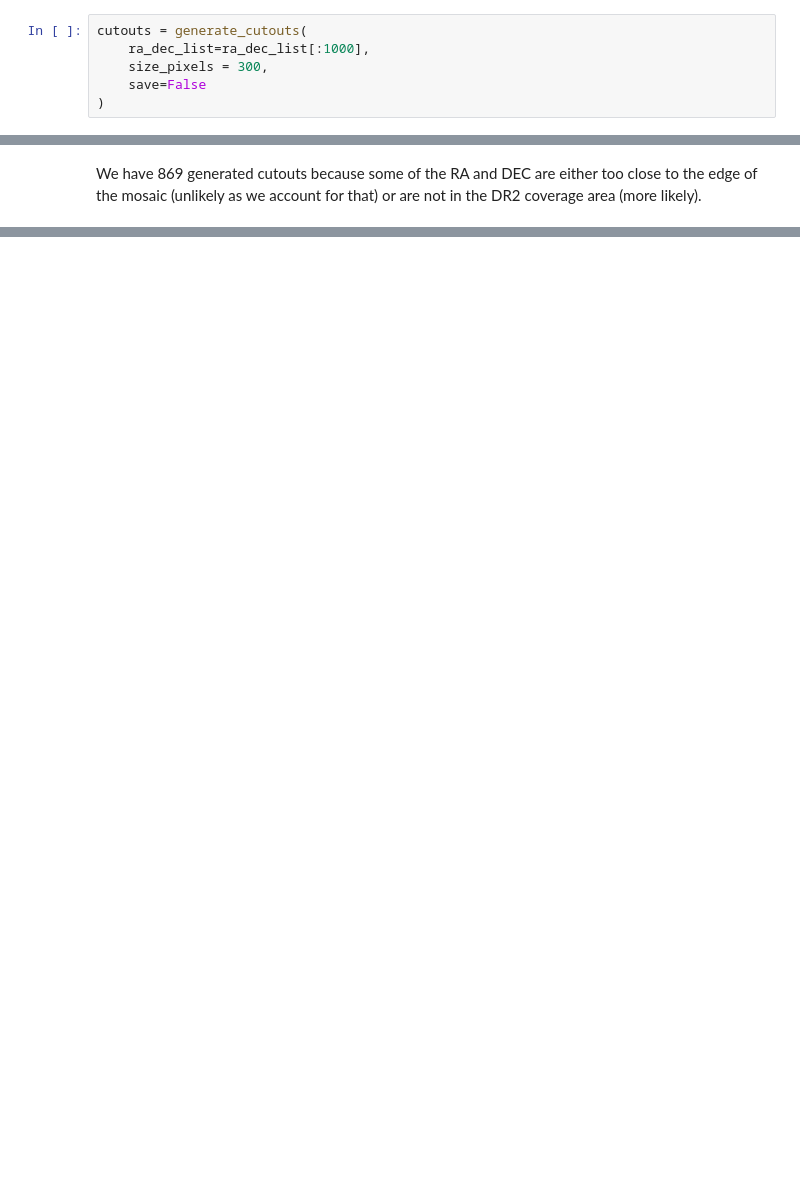
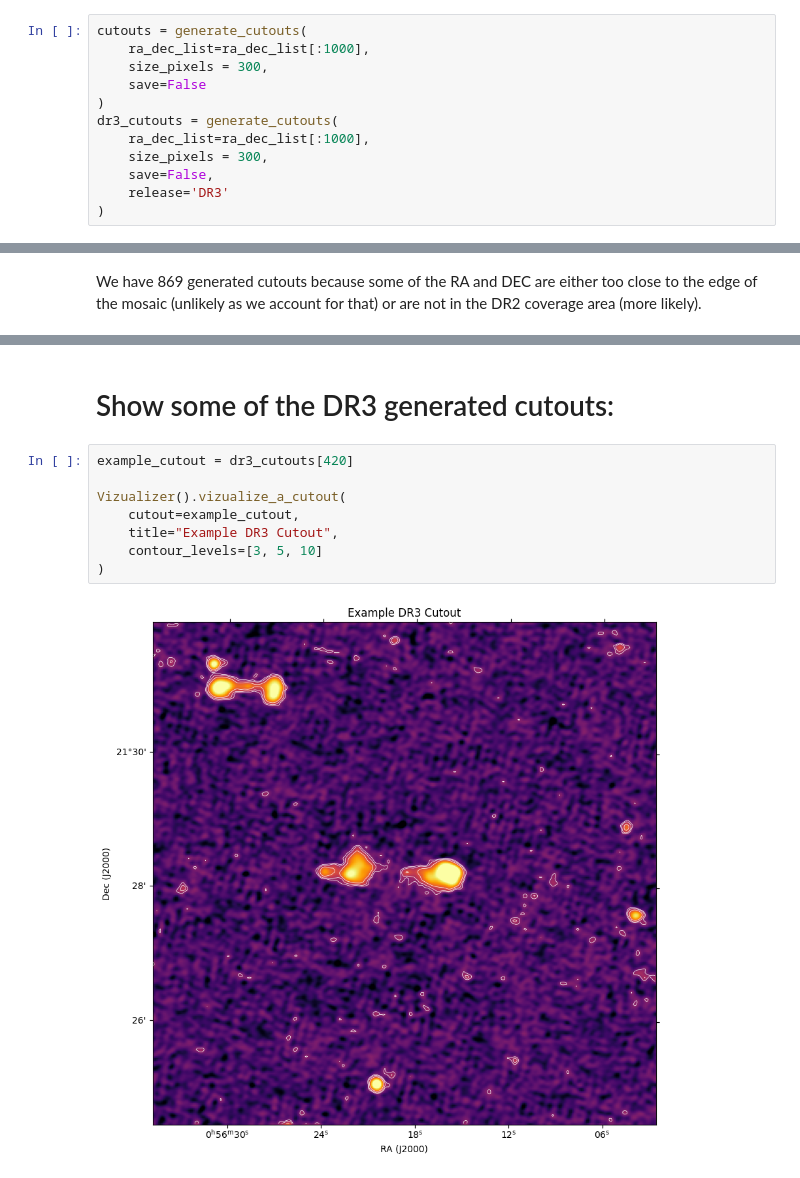
Before and after one commit to Aureusa/strw_lofar_data_utils, a Jupyter notebook: examples/cutout_generation.ipynb, the cells around one changed output, grey strips where cells are left out. Saved outputs shown, nothing was run; the diff lists cells and outputs as text; blank space fills up the shorter version.

```diff
--- a/examples/cutout_generation.ipynb
+++ b/examples/cutout_generation.ipynb
@@ -55,4 +55,10 @@ cutouts = generate_cutouts(
     size_pixels = 300,
     save=False
 )
+dr3_cutouts = generate_cutouts(
+    ra_dec_list=ra_dec_list[:1000],
+    size_pixels = 300,
+    save=False,
+    release='DR3'
+)
 # %%
@@ -85,0 +94,12 @@ Vizualizer().vizualize_a_cutout(
+# %% [markdown]
+# Show some of the DR3 generated cutouts:
+# %%
+example_cutout = dr3_cutouts[420]
+
+Vizualizer().vizualize_a_cutout(
+    cutout=example_cutout,
+    title="Example DR3 Cutout",
+    contour_levels=[3, 5, 10]
+)
+# %% [output]
+[figure, added]
```
Also changed, not shown: parts of 5 cells of this notebook, 14 other files.
